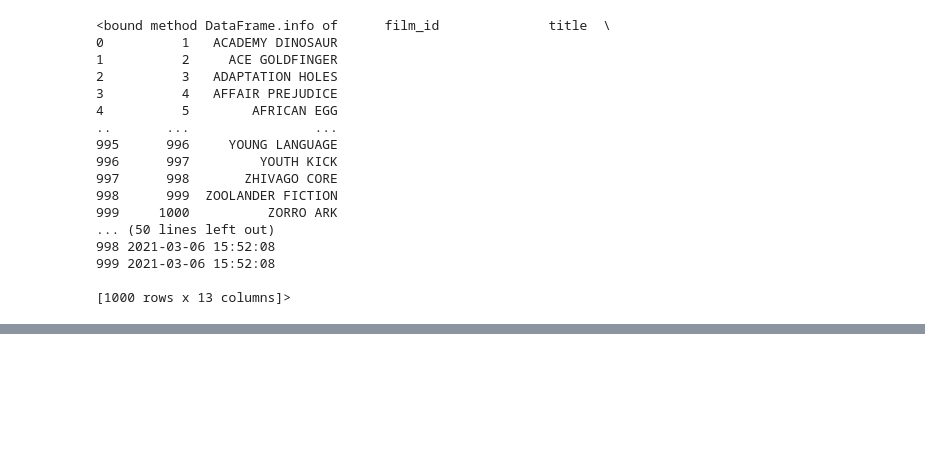
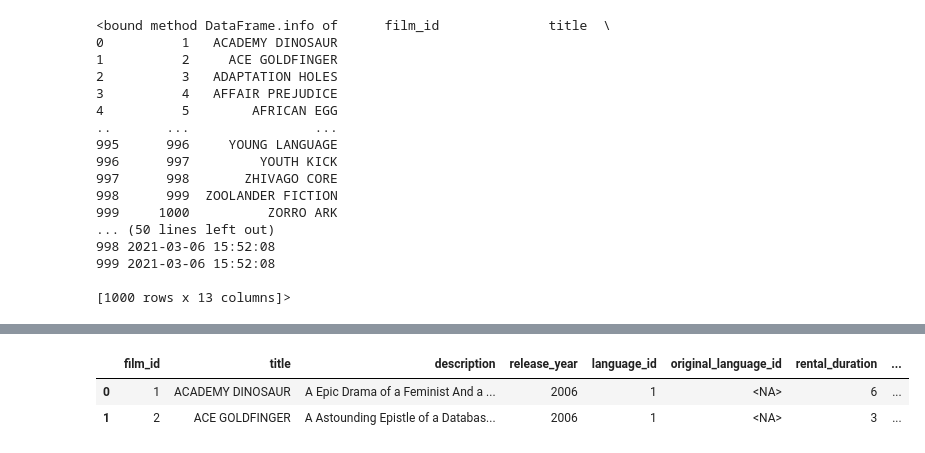
Before and after one commit to omeraytug/duckdb_analytics_omeraytug_mlops25, a Jupyter notebook: code_alongs/18_pandas_duckdb/duckdb_pandas.ipynb, the cells around one changed output, grey strips where cells are left out. Cells and saved outputs as stored; diff of their text form; code cells hidden in the pictures; blank space fills up the shorter version.

```diff
--- a/code_alongs/18_pandas_duckdb/duckdb_pandas.ipynb
+++ b/code_alongs/18_pandas_duckdb/duckdb_pandas.ipynb
@@ -80,3 +80,10 @@ films.sample(10)
 | 55 | 56 | BAREFOOT MANCHURIAN | A Intrepid Story of a Cat And a S... | 2006 | 1 | <NA> | 6 | ... |
 | 519 | 520 | LICENSE WEEKEND | A Insightful Story of a Man And a... | 2006 | 1 | <NA> | 7 | ... |
 | 955 | 956 | WANDA CHAMBER | A Insightful Drama of a A Shark A... | 2006 | 1 | <NA> | 7 | ... |
+# %%
+#
+duckdb.sql("from films;").df().head(2)
+# %% [output]
+|  | film_id | title | description | release_year | language_id | original_language_id | rental_duration | ... |
+| 0 | 1 | ACADEMY DINOSAUR | A Epic Drama of a Feminist And a ... | 2006 | 1 | <NA> | 6 | ... |
+| 1 | 2 | ACE GOLDFINGER | A Astounding Epistle of a Databas... | 2006 | 1 | <NA> | 3 | ... |
```
Also changed, not shown: parts of 8 cells of this notebook.
